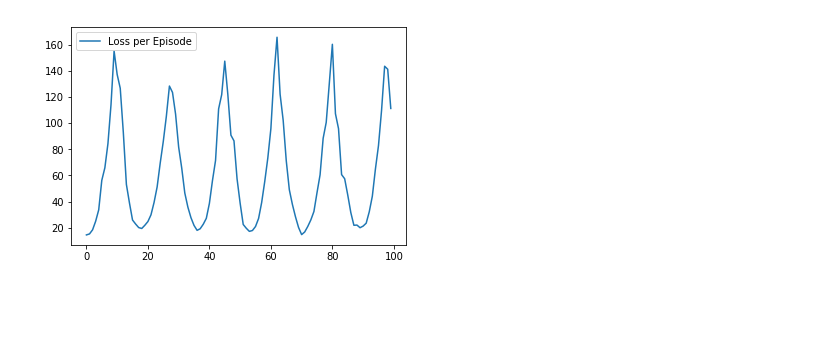
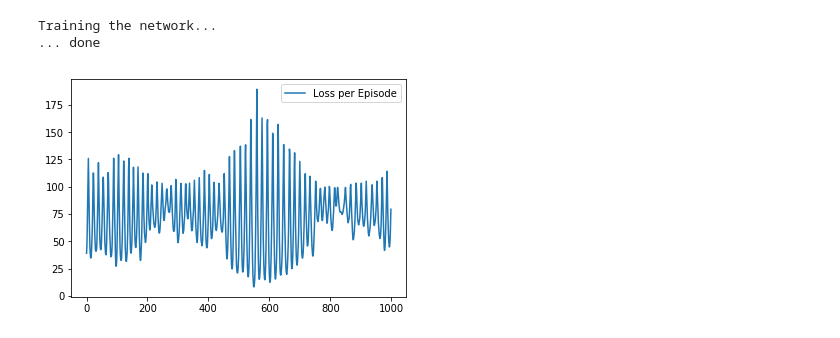
Before and after one commit to N1kYan/ReinforcementLearning, a Jupyter notebook: rl_challenge1.ipynb, the cells around one changed output. Cells and saved outputs as stored; diff of their text form; code cells hidden in the pictures; blank space fills up the shorter version.

Commit message:
Deleted unused code; Changed network structure to 4 fc layers

```diff
--- a/rl_challenge1.ipynb
+++ b/rl_challenge1.ipynb
@@ -15,37 +16,29 @@ array([ 0.98261175, -0.18567215, -0.15130556])
 # Neural network model for transition dynamics
 # Learns regression from state and action to resulting state and reward
 class ControlNet(torch.nn.Module):
-    def __init__(self, input_dim, hidden_dim, output_dim):
+    def __init__(self, input_dim, hidden_dim1, hidden_dim2, output_dim):
         super(ControlNet, self).__init__()
-        self.input_linear = torch.nn.Linear(input_dim, hidden_dim)
-        self.middle_linear = torch.nn.Linear(hidden_dim, hidden_dim)
-        self.output_linear = torch.nn.Linear(hidden_dim, output_dim)
+        self.input_linear = torch.nn.Linear(input_dim, hidden_dim1)
+        self.middle_linear = torch.nn.Linear(hidden_dim1, hidden_dim2)
+        self.output_linear = torch.nn.Linear(hidden_dim2, output_dim)
     def forward(self, x):
-        # Coppied, replace with own code or understand
-        # Link: https://pytorch.org/tutorials/beginner/examples_nn/dynamic_net.html
-        h_relu = self.input_linear(x).clamp(min=0)
-        for _ in range(np.random.randint(0, 3)):
-            h_relu = self.middle_linear(h_relu).clamp(min=0)
-        output_pred = self.output_linear(h_relu)
-        return output_pred
+        x = F.relu(self.input_linear(x))
+        x = F.relu(self.middle_linear(x))
+        x = F.relu(self.output_linear(x))
+        return x
 # %%
 # Batch size, input dimension, hidden dimension, output dimension
-n, d_in, d_hid, d_out = 1, 4, 16, 4
-# Create tensors to hold inputs and outputs
-# Initialized randomly
-net_input = torch.randn(n, d_in)
-net_output = torch.randn(n, d_out)
-true_output = torch.randn(n, d_out)
+n, d_in, d_hid1, d_hid2, d_out = 1, 4, 16, 64, 4
 # Instance of nn model
-model = ControlNet(d_in, d_hid, d_out).double()
+model = ControlNet(d_in, d_hid1, d_hid2, d_out).double()
 # Criterion for optimisation: Mean Squared Loss
 criterion = torch.nn.MSELoss(reduction='sum') # reduction sum???
 # Learning rate for nn
 l_rate = 0.01
 # Optimizer: Stochastic Gradient Descent
-optimizer = torch.optim.SGD(model.parameters(), lr=l_rate, momentum=0.9)
+optimizer = torch.optim.SGD(model.parameters(), lr=l_rate, momentum=0.01)
 # Learning episodes
-epochs = 100
+epochs = 1000
 # %%
 # Policy: Random action
 def policy(s):
@@ -54,7 +47,9 @@ def policy(s):
 # %%
 # Training the model
 state = env.reset()
-loss_per_episode = []
+plot = []
+
+print("Training the network...")
 
 for epoch in range(epochs):
     # Increase epoch counter
@@ -64,34 +59,37 @@ for epoch in range(epochs):
     # Select action according to policy
     action = policy(state)
     # Observations
     old_state = state
     state, reward, done, info = env.step(action)
 
     # Define tensors holding data
     x = Variable(torch.from_numpy(np.array([old_state[0], old_state[1], old_state[2], action])), requires_grad=True)
     y = model.forward(x)
     true_y = Variable(torch.from_numpy(np.array([state[0], state[1], state[2], reward])), requires_grad=True)
 
 
     # Prints
     #print("net input tensor: {} with shape {}".format(net_input,net_input.dim))
 
+
     # Compute loss
     loss = Variable(criterion(true_y, y), requires_grad=True)
-    loss_per_episode.append(loss)
+    plot.append(loss)
 
     # Clear gradients, backpropagation and weight update
     optimizer.zero_grad()
     loss.backward()
     optimizer.step()
 
-
+print("... done")
 
 env.close()
 # Plot loss
 plt.figure()
-plt.plot(loss_per_episode, label="Loss per Episode")
+plt.plot(plot, label="Loss per Episode")
 plt.legend()
 plt.show()
 # %% [output]
+Training the network...
+... done
-[figure, old version]
+[figure, new version]
```
Also changed, not shown: parts of 2 cells of this notebook.
